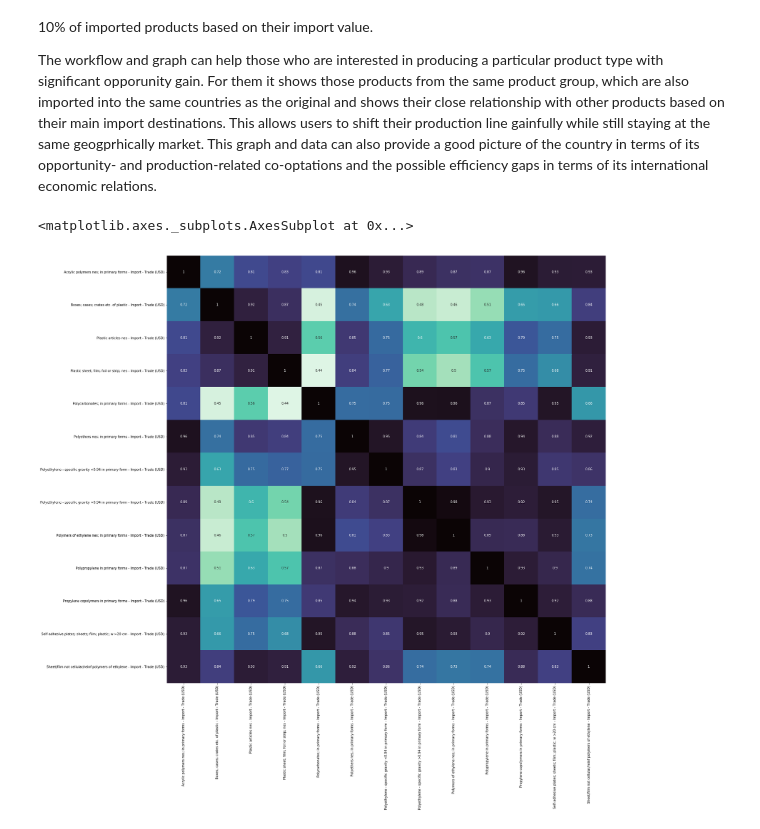
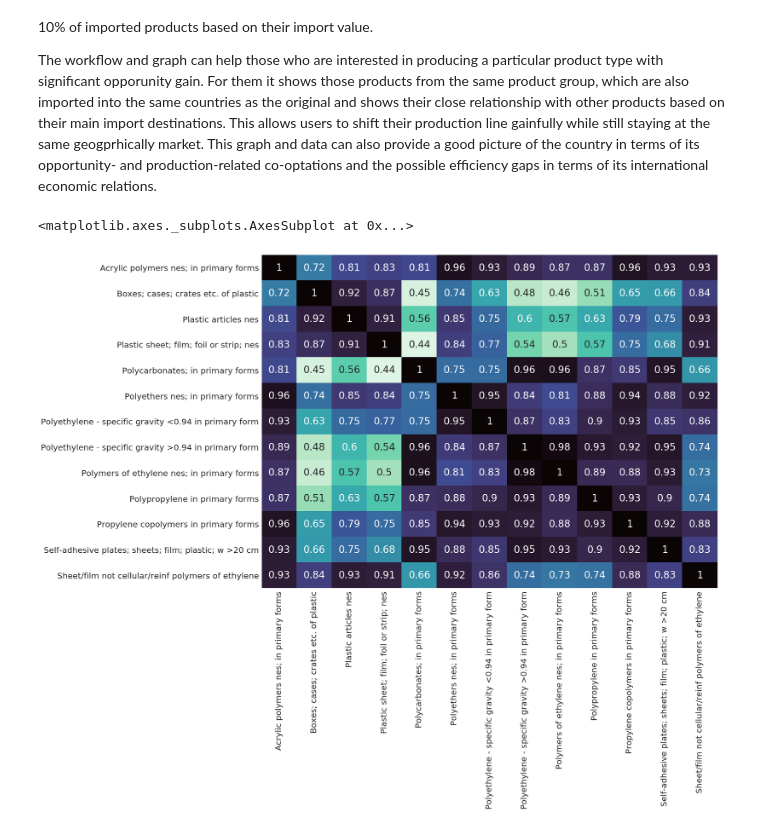
Before and after one commit to nocibambi/aec, a Jupyter notebook: 2nd plot.ipynb, the cells around one changed output. Drawn from its saved outputs; the diff is of its cells as text; code cells hidden in the pictures.

Commit message:
adjusting plot2

```diff
--- a/2nd plot.ipynb
+++ b/2nd plot.ipynb
@@ -116,6 +116,7 @@ dtype: float64
 top_imp = top_imp[top_imp >= top_imp.quantile(q=0.90)].index
 # %%
 impcors = imp_dat.loc[:,imp_dat.columns.isin(top_imp)]
+impcors.columns = impcors.columns.str[:-23]
 impcors = impcors.corr()
 impcors.head()
 # %% [output]
@@ -138,8 +139,9 @@ After that, we accessed the UN Comtrade data API through Quandl and downloaded a
 
 The workflow and graph can help those who are interested in producing a particular product type with significant opporunity gain. For them it shows those products from the same product group, which are also imported into the same countries as the original and shows their close relationship with other products based on their main import destinations. This allows users to shift their production line gainfully while still staying at the same geogprhically market. This graph and data can also provide a good picture of the country in terms of its opportunity- and production-related co-optations and the possible efficiency gaps in terms of its international economic relations.
 # %%
-plt.figure(figsize=(24,24))
+sns.set(font_scale=2)
+plt.figure(figsize=(20,15))
 sns.heatmap(impcors, xticklabels=True, yticklabels=True, cmap='mako_r', annot=True, cbar=False)
 # %% [output]
 <matplotlib.axes._subplots.AxesSubplot at 0x...>
-[figure, old version]
+[figure, new version]
```
Also changed, not shown: parts of 1 cell of this notebook.
